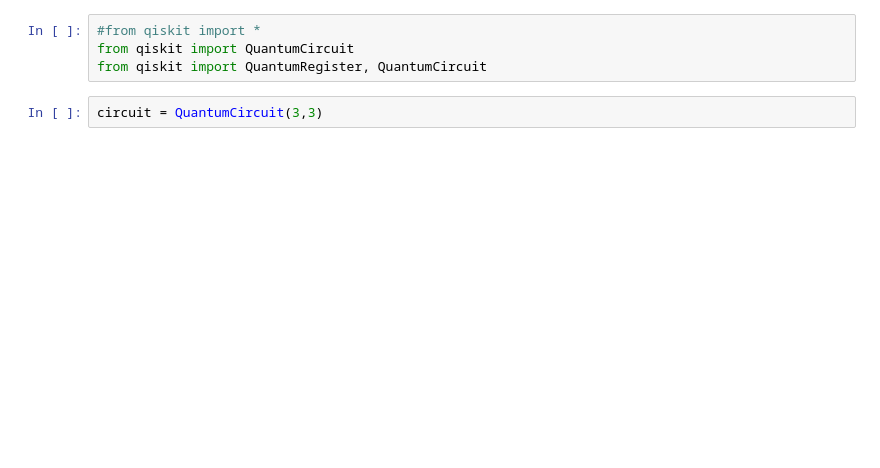
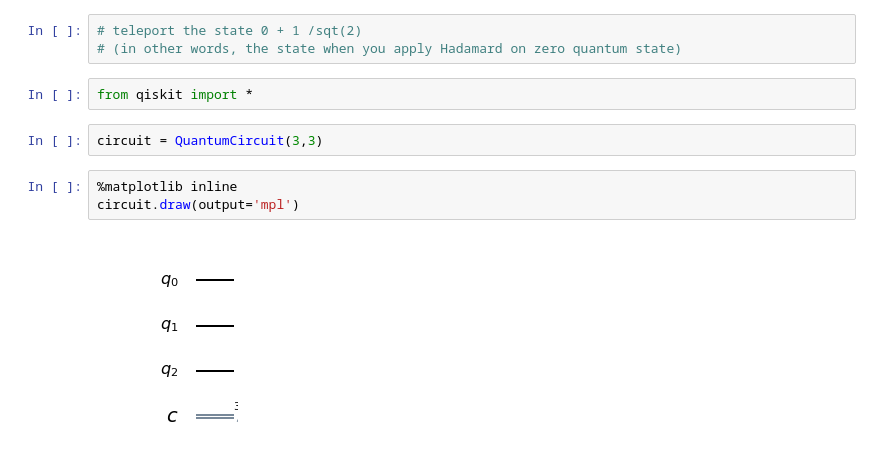
Before and after one commit to ertogrul/q-way, a Jupyter notebook: 004-teleport.ipynb, the cells around one changed output. Drawn from its saved outputs; the diff is of its cells as text; blank space fills up the shorter version.

```diff
--- a/004-teleport.ipynb
+++ b/004-teleport.ipynb
@@ -1,7 +1,13 @@
-# %%
-#from qiskit import *
-from qiskit import QuantumCircuit
-from qiskit import QuantumRegister, QuantumCircuit
+# %%
+# teleport the state 0 + 1 /sqt(2)
+# (in other words, the state when you apply Hadamard on zero quantum state)
+# %%
+from qiskit import *
 # %%
 circuit = QuantumCircuit(3,3)
+# %%
+%matplotlib inline
+circuit.draw(output='mpl')
+# %% [output]
+[figure, added]
 # %%
```
Also changed, not shown: parts of 11 cells of this notebook, 2 other files.
